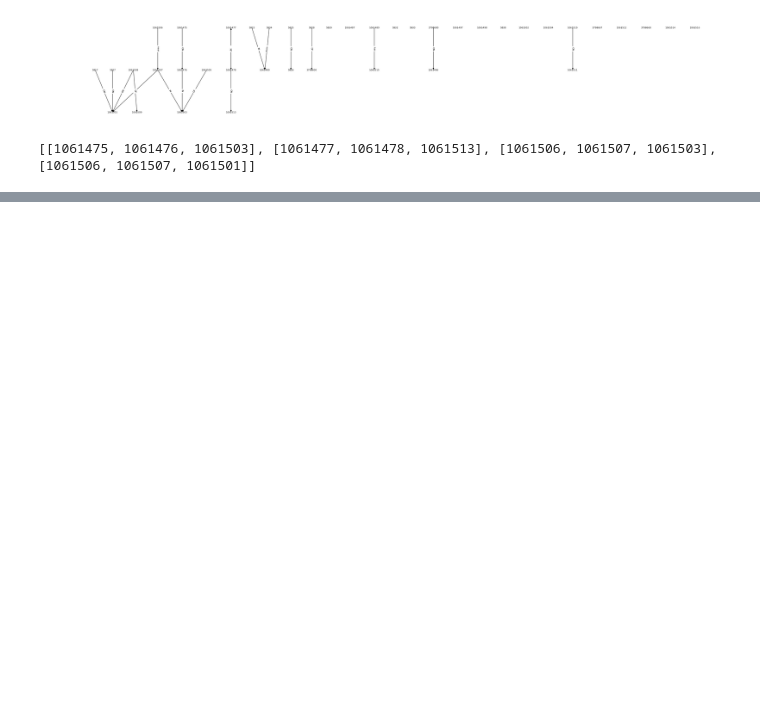
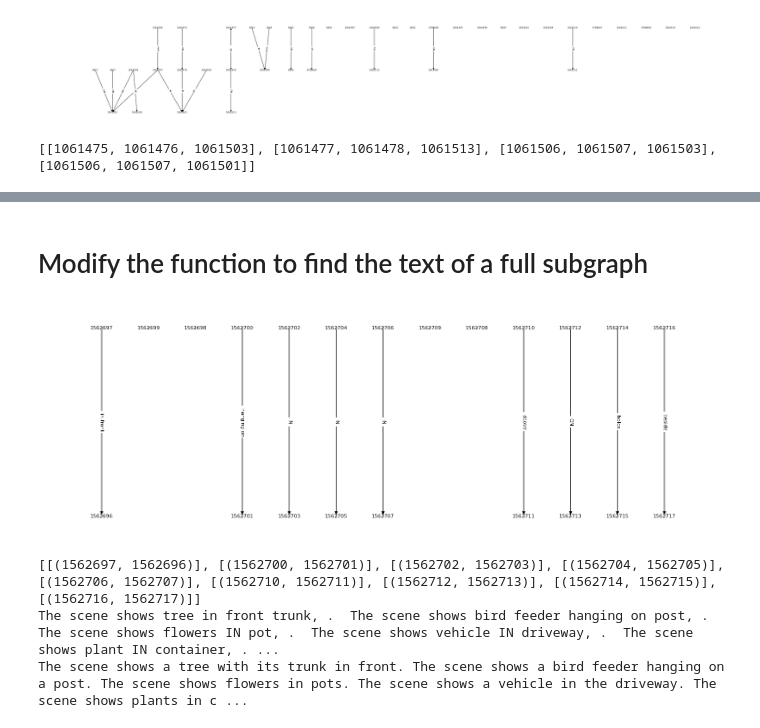
Before and after one commit to roberthoenig/GraphCLIP, a Jupyter notebook: notebooks/build_sentence_from_graph.ipynb, the cells around one changed output, grey strips where cells are left out. Cells and saved outputs as stored; diff of their text form; code cells hidden in the pictures; blank space fills up the shorter version.

```diff
--- a/notebooks/build_sentence_from_graph.ipynb
+++ b/notebooks/build_sentence_from_graph.ipynb
@@ -129,3 +128,5 @@ The scene shows a door and a window on a plane.
 # 2350352
 # cows on top of grass. grass on top of field.
 # Cows graze on the grass in the field.
+# %% [markdown]
+# Modify the function to find the text of a full subgraph
@@ -131,0 +170,17 @@ The scene shows a door and a window on a plane.
+# %%
+g = choice(graphs)
+plot_graph(g)
+print(get_connected_component_edges(g))
+sentence = ""
+raw_draft = ""
+for subgraph_edges in get_connected_component_edges(g):
+    sentence_draft = subg_get_sentence_draft(subgraph_edges)
+    raw_draft += sentence_draft + " "
+    sentence += subg_get_sentence(sentence_draft) + " "
+print(raw_draft)
+print(sentence) # in practice this is better than using the whole graph in gpt 3
+# %% [output]
+[figure, added]
+[[(1562697, 1562696)], [(1562700, 1562701)], [(1562702, 1562703)], [(1562704, 1562705)], [(1562706, 1562707)], [(1562710, 1562711)], [(1562712, 1562713)], [(1562714, 1562715)], [(1562716, 1562717)]]
+The scene shows tree in front trunk, .  The scene shows bird feeder hanging on post, .  The scene shows flowers IN pot, .  The scene shows vehicle IN driveway, .  The scene shows plant IN container, . ...
+The scene shows a tree with its trunk in front. The scene shows a bird feeder hanging on a post. The scene shows flowers in pots. The scene shows a vehicle in the driveway. The scene shows plants in c ...
```
Also changed, not shown: parts of 4 cells of this notebook, 2 other files.
